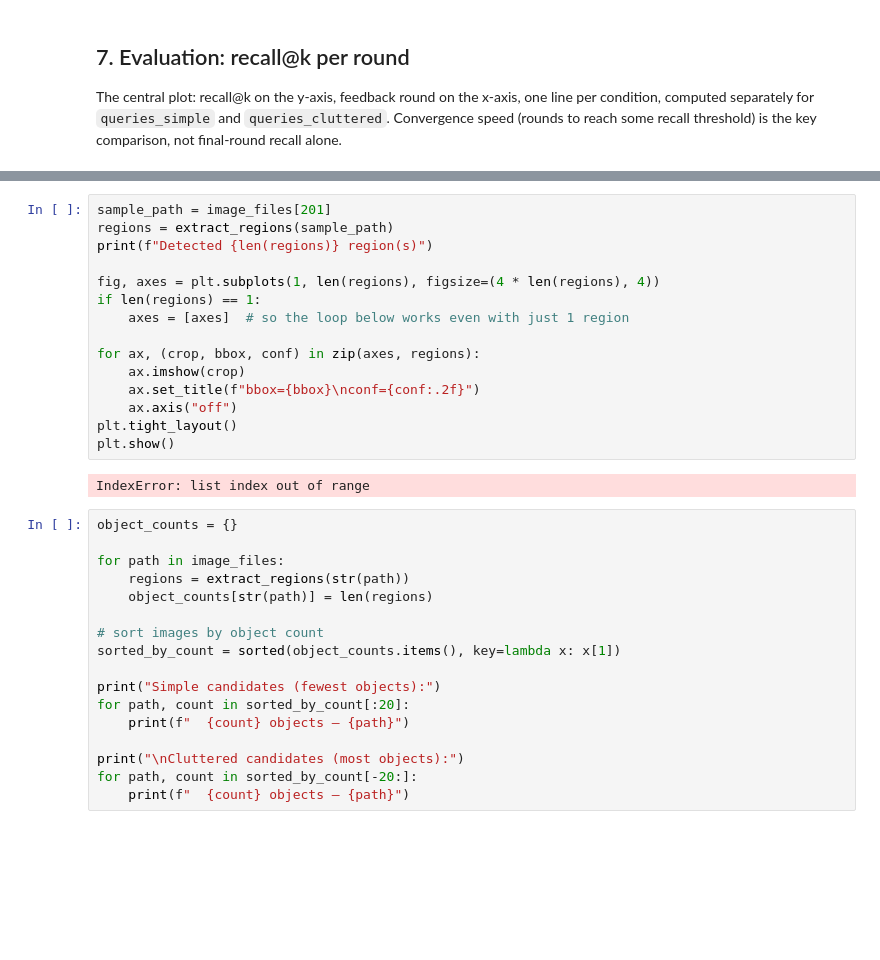
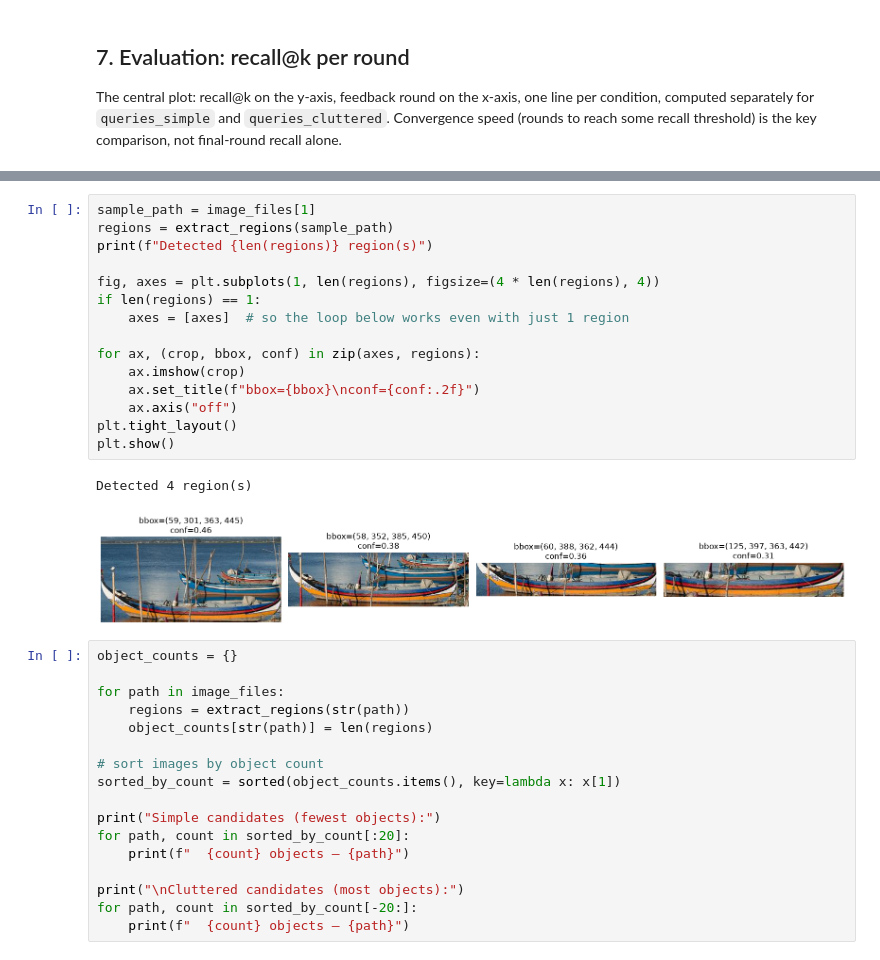
Before and after one commit to ishitakaushik23/adaptive-visual-retrieval, a Jupyter notebook: notebooks/retrieval_v2.ipynb, the cells around one changed output, grey strips where cells are left out. Drawn from its saved outputs; the diff is of its cells as text; blank space fills up the shorter version.

```diff
--- a/notebooks/retrieval_v2.ipynb
+++ b/notebooks/retrieval_v2.ipynb
@@ -254,20 +256,21 @@ Embedded 128 images
 # %%
-sample_path = image_files[201]
+sample_path = image_files[1]
 regions = extract_regions(sample_path)
 print(f"Detected {len(regions)} region(s)")
 
 fig, axes = plt.subplots(1, len(regions), figsize=(4 * len(regions), 4))
 if len(regions) == 1:
     axes = [axes]  # so the loop below works even with just 1 region
 
 for ax, (crop, bbox, conf) in zip(axes, regions):
     ax.imshow(crop)
     ax.set_title(f"bbox={bbox}\nconf={conf:.2f}")
     ax.axis("off")
 plt.tight_layout()
 plt.show()
 # %% [output]
-IndexError: list index out of range
+Detected 4 region(s)
+[figure, added]
 # %%
 object_counts = {}
 
```
Also changed, not shown: parts of 5 cells of this notebook.
